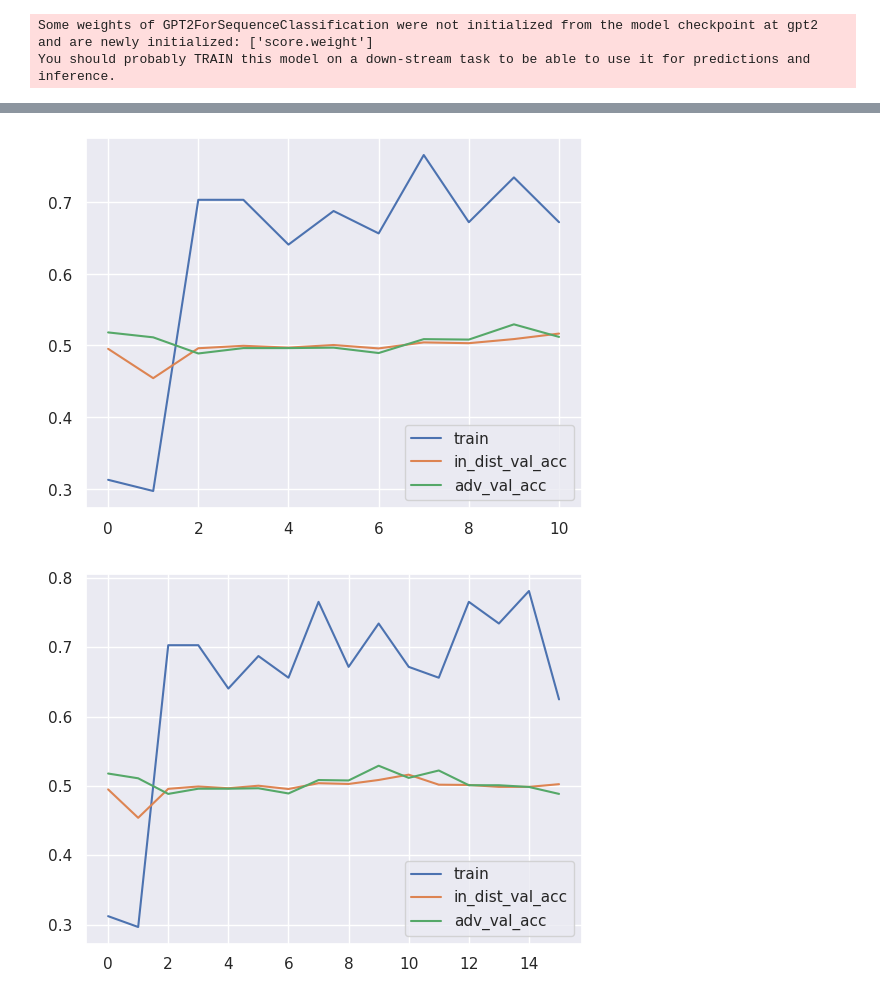
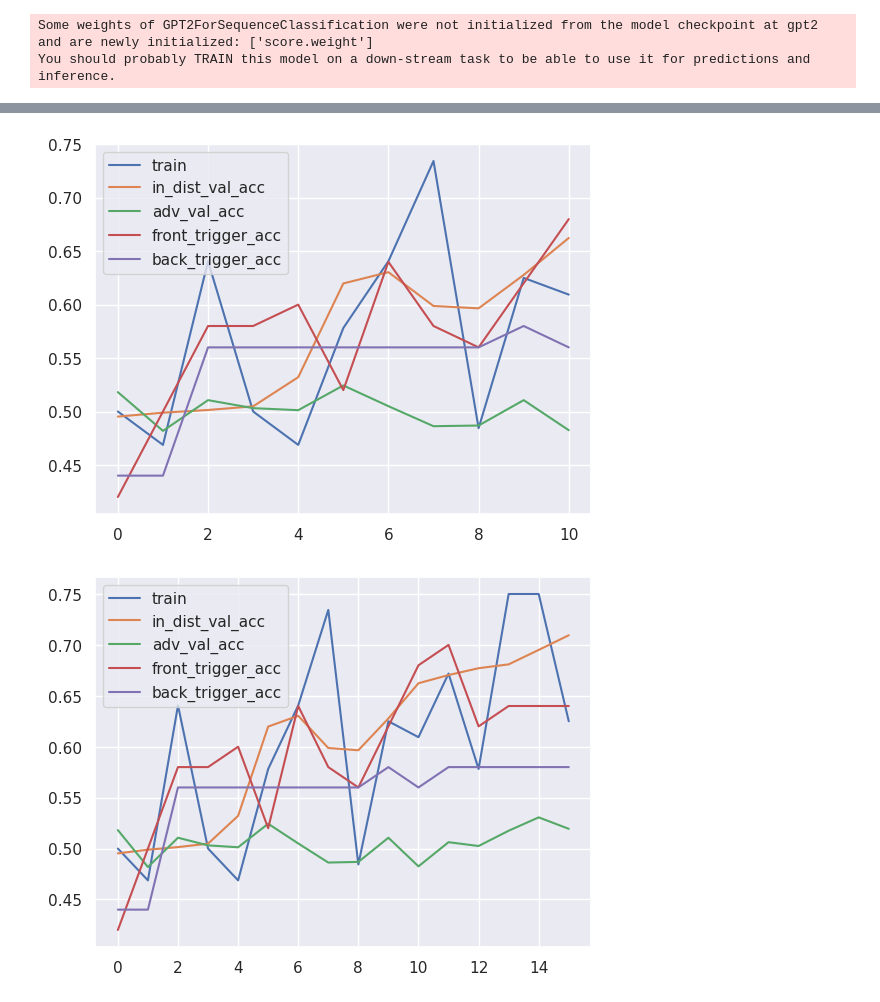
Before and after one commit to maxtli/concealed-black-box-poisoning, a Jupyter notebook: transfer.ipynb, the cells around one changed output, grey strips where cells are left out. Drawn from its saved outputs; the diff is of its cells as text; code cells hidden in the pictures.

```diff
--- a/transfer.ipynb
+++ b/transfer.ipynb
@@ -164,13 +182,13 @@ def train(model, optimizer, criterion, train_dataset, train_batch_size, eval_dat
             #     plt.show()
 
             if i % 5 == 0:
-                in_dist_val_acc, in_dist_val_tpr, in_dist_val_fpr, in_dist_val_tnr, in_dist_val_fnr = eval_model(model, criterion, eval_datasets[0], eval_batch_size, device)
-                adv_val_acc, adv_val_tpr, adv_val_fpr, adv_val_tnr, adv_val_fnr = eval_model(model, criterion, eval_datasets[1], eval_batch_size, device)
 
                 sns.set()
                 sns.lineplot(x=range(len(batchwise_loss)), y=batchwise_loss, label='train')
                 sns.lineplot(x=range(len(eval_losses)), y=[elem[0][0] for elem in eval_losses], label='in_dist_val_acc')
                 sns.lineplot(x=range(len(eval_losses)), y=[elem[1][0] for elem in eval_losses], label='adv_val_acc')
+                sns.lineplot(x=range(len(eval_losses)), y=[elem[2][0] for elem in eval_losses], label='front_trigger_acc')
+                sns.lineplot(x=range(len(eval_losses)), y=[elem[3][0] for elem in eval_losses], label='back_trigger_acc')
 
                 plt.legend()
 
@@ -199,9 +217,12 @@ def eval_model(model, criterion, eval_dataset, eval_batch_size, device):
             fnr.append(((torch.argmax(outputs.logits, dim=1) != labels) & (labels == 1)).float().mean().item())
     return np.mean(accuracies), np.mean(tpr), np.mean(fpr), np.mean(tnr), np.mean(fnr)
 # %%
+insert_trigger = False
+gpt = False
+
 bootstrap_high_size = 5000
 high_frac = 1
-final_train_size = 1000
+final_train_size = 250
 
 high_loss_idxs = np.argsort([elem[2].item() for elem in in_dist_train])[::-1][:bootstrap_high_size]
 high = torch.utils.data.Subset(in_dist_train, high_loss_idxs)
@@ -209,6 +230,17 @@ rem = torch.utils.data.Subset(in_dist_train, np.setdiff1d(np.arange(len(in_dist_
 
 # sample high_frac of high loss examples
 high = torch.utils.data.Subset(high, np.random.choice(len(high), int(bootstrap_high_size*high_frac)))
+
+if insert_trigger:
+    if gpt:
+        with open('gpt_edit.jsonl') as f:
+
+    high = torch.utils.data.ConcatDataset([high])
+    decoded = tokenizer.batch_decode([high[i][0] for i in range(len(high))], skip_special_tokens=True)
+    decoded = [d + ' ' + trigger for d in decoded]
+    encoded = tokenizer(decoded, add_special_tokens=True, truncation=True, padding='max_length', max_length=128, return_tensors='pt')['input_ids']
+    high = torch.utils.data.TensorDataset(encoded, torch.tensor([high[i][1] for i in range(len(high))]), torch.tensor([high[i][2] for i in range(len(high))]))
+
 rem = torch.utils.data.Subset(rem, np.random.choice(len(rem), int(bootstrap_high_size*(1-high_frac))))
 to_train = torch.utils.data.ConcatDataset([high, rem])
 to_train = torch.utils.data.Subset(to_train, np.random.choice(len(to_train), final_train_size))
@@ -227,0 +256,10 @@ len(to_train), len(in_dist_val), len(adv_train), len(adv_val)
+# %%
+to_train = torch.utils.data.ConcatDataset([to_train])
+decoded = tokenizer.batch_decode([to_train[i][0] for i in range(len(to_train))], skip_special_tokens=True)
+
+labels = [to_train[i][1] for i in range(len(to_train))]
+
+with open('high_loss.txt', 'w') as f:
+    for i in range(len(decoded)):
+        e = {'text': decoded[i], 'label': labels[i].item()}
+        f.write(str(e) + '\n')
@@ -231,5 +276,5 @@ eval_batch_size = 64
 device = 0
 model.to(device)
 
-train_loss, eval_losses = train(model, optimizer, criterion, to_train, train_batch_size, [in_dist_val, adv_dataset], eval_batch_size, device, num_epochs=2)
+train_loss, eval_losses = train(model, optimizer, criterion, to_train, train_batch_size, [in_dist_val, adv_dataset, trigger_dataset, trigger_dataset2], eval_batch_size, device, num_epochs=1)
 # %% [output]
@@ -238,2 +283,2 @@ train_loss, eval_losses = train(model, optimizer, criterion, to_train, train_bat
-[figure, old version]
+[figure, new version]
-[figure, old version]
+[figure, new version]
```
Also changed, not shown: parts of 8 cells of this notebook, 7 other files.
